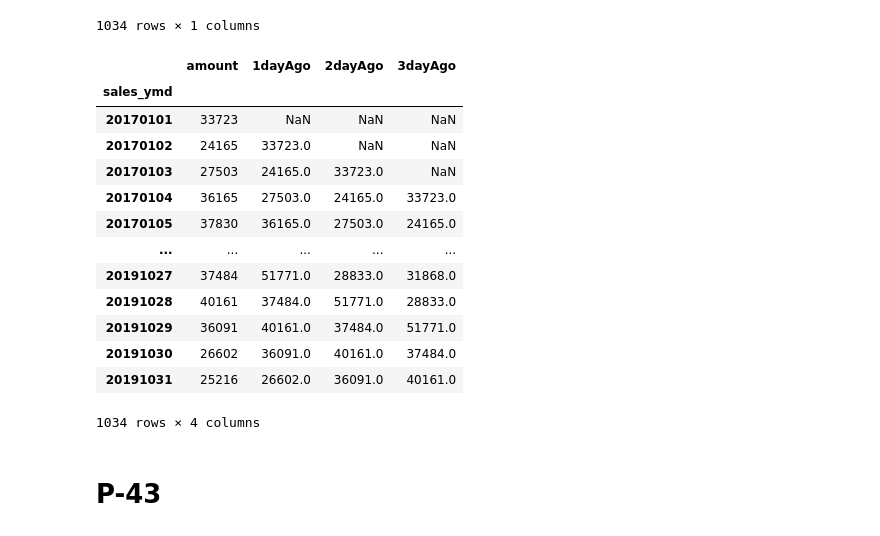
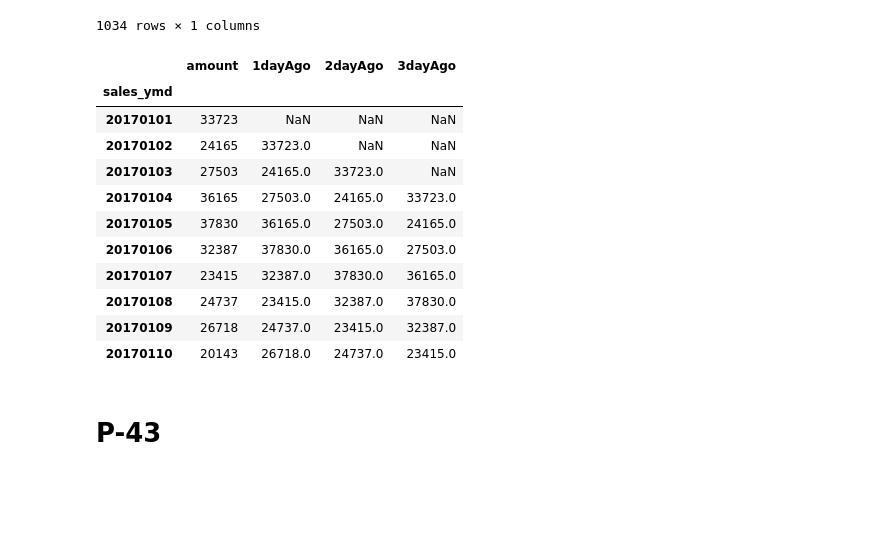
Before and after one commit to okusama27/koan, a Jupyter notebook: 100knock/submit/Shishizo/100_knock_Python(Shishizo).ipynb, the cells around one changed output. Drawn from its saved outputs; the diff is of its cells as text; code cells hidden in the pictures; blank space fills up the shorter version.

```diff
--- a/100knock/submit/Shishizo/100_knock_Python(Shishizo).ipynb
+++ b/100knock/submit/Shishizo/100_knock_Python(Shishizo).ipynb
@@ -1269,23 +1270,21 @@ df42_sum
 # %%
 df42_sum["1dayAgo"] = df42_sum["amount"].shift(1)
 df42_sum["2dayAgo"] = df42_sum["amount"].shift(2)
 df42_sum["3dayAgo"] = df42_sum["amount"].shift(3)
-df42_sum
+df42_sum.head(10)
 # %% [output]
 |  | amount | 1dayAgo | 2dayAgo | 3dayAgo |
 | sales_ymd |  |  |  |  |
 | 20170101 | 33723 | NaN | NaN | NaN |
 | 20170102 | 24165 | 33723.0 | NaN | NaN |
 | 20170103 | 27503 | 24165.0 | 33723.0 | NaN |
 | 20170104 | 36165 | 27503.0 | 24165.0 | 33723.0 |
 | 20170105 | 37830 | 36165.0 | 27503.0 | 24165.0 |
-| ... | ... | ... | ... | ... |
-| 20191027 | 37484 | 51771.0 | 28833.0 | 31868.0 |
-| 20191028 | 40161 | 37484.0 | 51771.0 | 28833.0 |
-| 20191029 | 36091 | 40161.0 | 37484.0 | 51771.0 |
-| 20191030 | 26602 | 36091.0 | 40161.0 | 37484.0 |
-| 20191031 | 25216 | 26602.0 | 36091.0 | 40161.0 |
+| 20170106 | 32387 | 37830.0 | 36165.0 | 27503.0 |
+| 20170107 | 23415 | 32387.0 | 37830.0 | 36165.0 |
+| 20170108 | 24737 | 23415.0 | 32387.0 | 37830.0 |
+| 20170109 | 26718 | 24737.0 | 23415.0 | 32387.0 |
+| 20170110 | 20143 | 26718.0 | 24737.0 | 23415.0 |
-1034 rows × 4 columns
 # %% [markdown]
 # P-43
 # %% [markdown]
```
Also changed, not shown: parts of 21 cells of this notebook.
